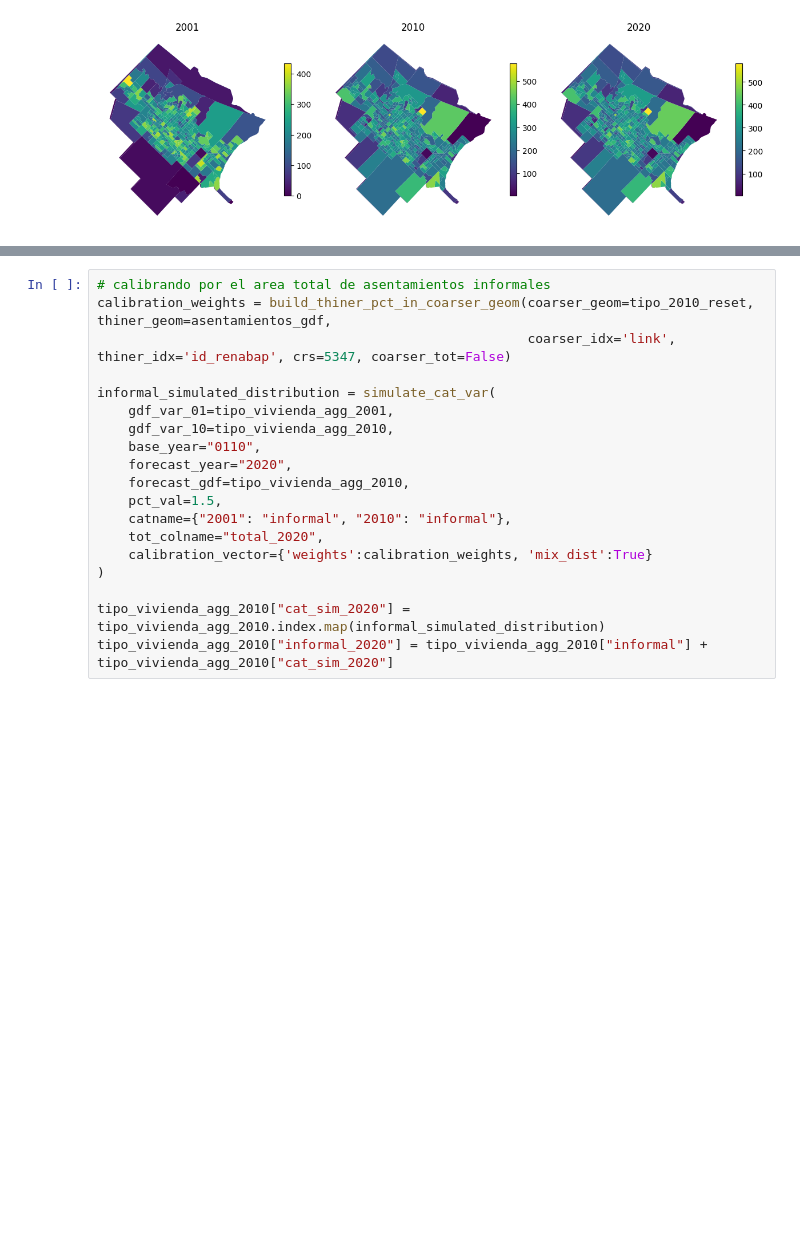
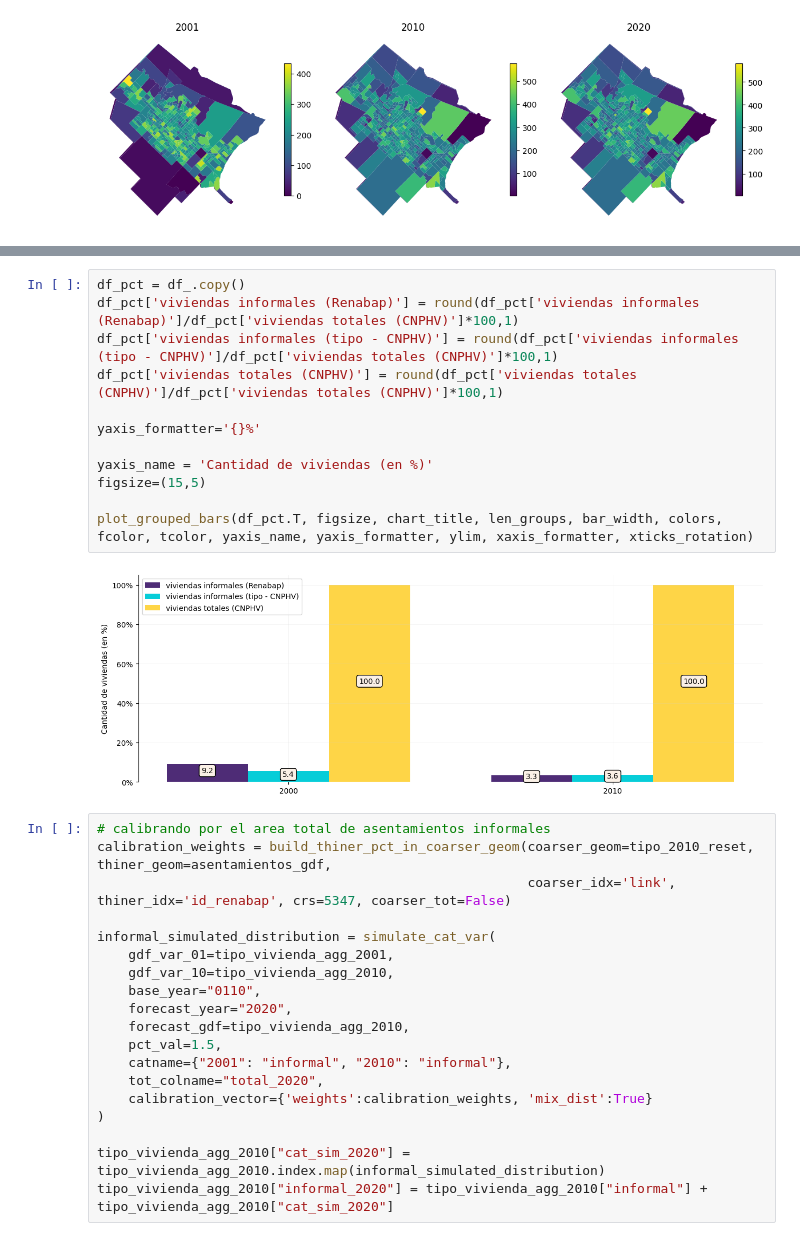
Before and after one commit to CEEU-lab/CENSAr, a Jupyter notebook: notebooks/01-distribution-modeling-without-2020-tracts.ipynb, the cells around one changed output, grey strips where cells are left out. Saved outputs shown, nothing was run; the diff lists cells and outputs as text; blank space fills up the shorter version.

```diff
--- a/notebooks/01-distribution-modeling-without-2020-tracts.ipynb
+++ b/notebooks/01-distribution-modeling-without-2020-tracts.ipynb
@@ -343,3 +348,17 @@ compare_chropleths(
+# %%
+df_pct = df_.copy()
+df_pct['viviendas informales (Renabap)'] = round(df_pct['viviendas informales (Renabap)']/df_pct['viviendas totales (CNPHV)']*100,1)
+df_pct['viviendas informales (tipo - CNPHV)'] = round(df_pct['viviendas informales (tipo - CNPHV)']/df_pct['viviendas totales (CNPHV)']*100,1)
+df_pct['viviendas totales (CNPHV)'] = round(df_pct['viviendas totales (CNPHV)']/df_pct['viviendas totales (CNPHV)']*100,1)
+
+yaxis_formatter='{}%'
+
+yaxis_name = 'Cantidad de viviendas (en %)'
+figsize=(15,5)
+
+plot_grouped_bars(df_pct.T, figsize, chart_title, len_groups, bar_width, colors, fcolor, tcolor, yaxis_name, yaxis_formatter, ylim, xaxis_formatter, xticks_rotation)
+# %% [output]
+[figure, added]
 # %%
 # calibrando por el area total de asentamientos informales
 calibration_weights = build_thiner_pct_in_coarser_geom(coarser_geom=tipo_2010_reset, thiner_geom=asentamientos_gdf,
```
Also changed, not shown: parts of 24 cells of this notebook.
